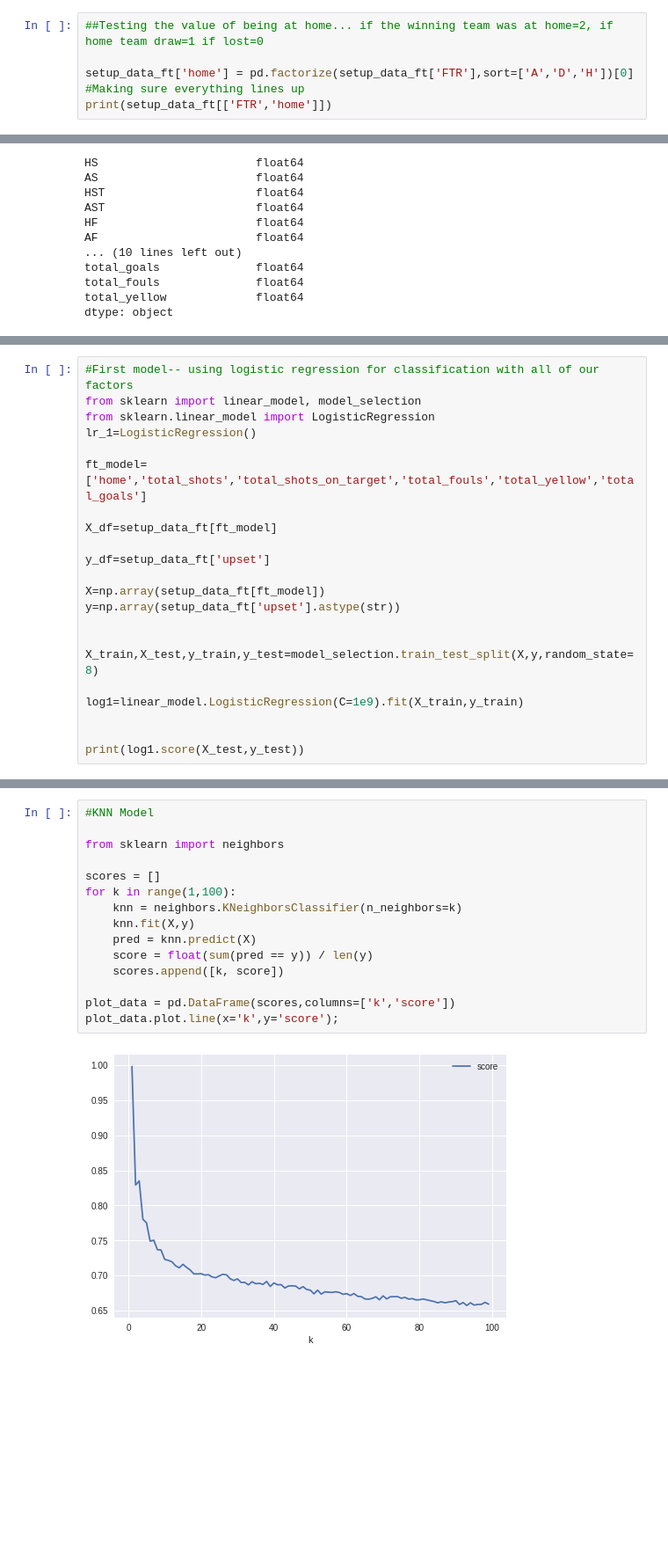
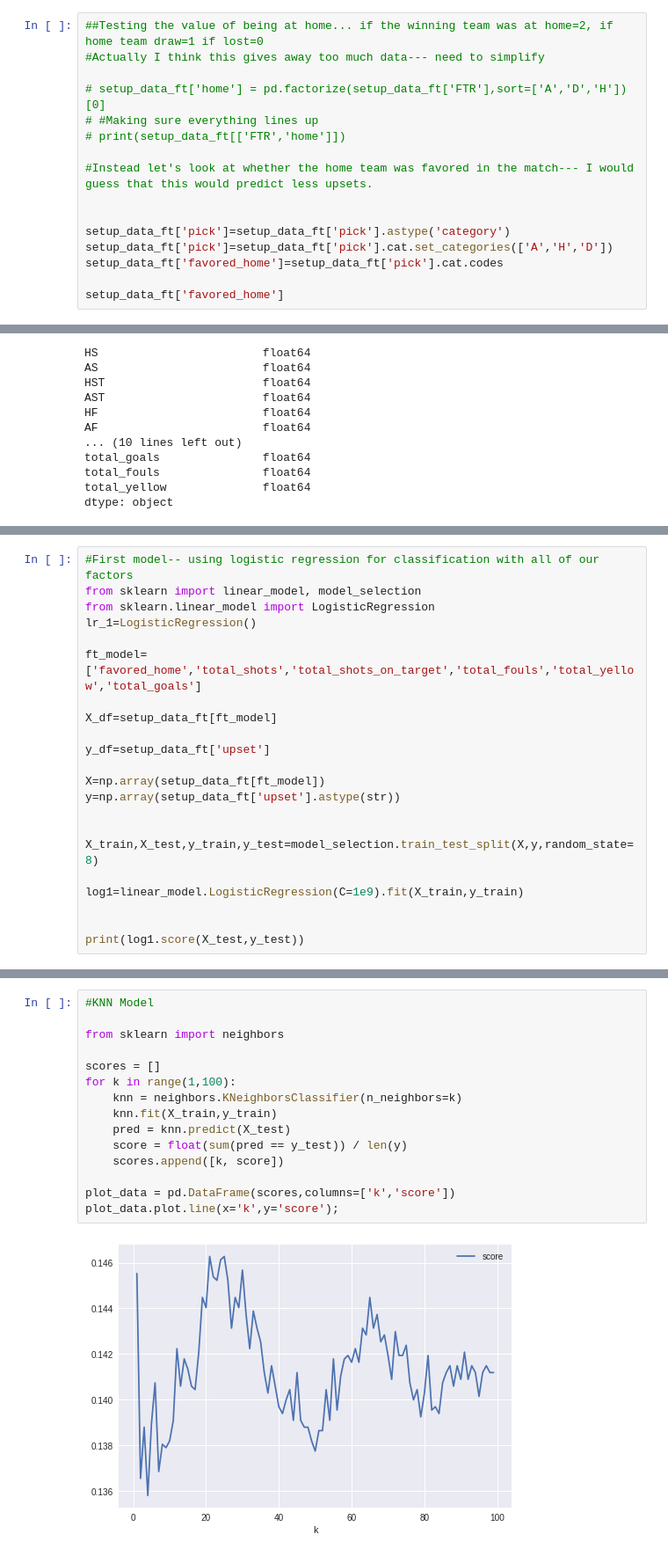
Before and after one commit to samgottuso/first_attempt_machine_learning_predicting_upsets, a Jupyter notebook: EPL_upsets_DeepLearning.ipynb, the cells around one changed output, grey strips where cells are left out. Shown at 88% size. Cells and saved outputs as stored; diff of their text form; blank space fills up the shorter version.

Commit message:
First couple stabs at deep learning models

```diff
--- a/EPL_upsets_DeepLearning.ipynb
+++ b/EPL_upsets_DeepLearning.ipynb
@@ -187,7 +218,17 @@ setup_data_ft['upset']=setup_data_ft.apply(upset_pick,axis=1)
 # %%
 ##Testing the value of being at home... if the winning team was at home=2, if home team draw=1 if lost=0
+#Actually I think this gives away too much data--- need to simplify
 
-setup_data_ft['home'] = pd.factorize(setup_data_ft['FTR'],sort=['A','D','H'])[0]
-#Making sure everything lines up
-print(setup_data_ft[['FTR','home']])
+# setup_data_ft['home'] = pd.factorize(setup_data_ft['FTR'],sort=['A','D','H'])[0]
+# #Making sure everything lines up
+# print(setup_data_ft[['FTR','home']])
+
+#Instead let's look at whether the home team was favored in the match--- I would guess that this would predict less upsets.
+
+
+setup_data_ft['pick']=setup_data_ft['pick'].astype('category')
+setup_data_ft['pick']=setup_data_ft['pick'].cat.set_categories(['A','H','D'])
+setup_data_ft['favored_home']=setup_data_ft['pick'].cat.codes
+
+setup_data_ft['favored_home']
 # %% [output]
@@ -318,7 +373,7 @@ from sklearn import linear_model, model_selection
 from sklearn.linear_model import LogisticRegression
 lr_1=LogisticRegression()
 
-ft_model=['home','total_shots','total_shots_on_target','total_fouls','total_yellow','total_goals']
+ft_model=['favored_home','total_shots','total_shots_on_target','total_fouls','total_yellow','total_goals']
 
 X_df=setup_data_ft[ft_model]
 
@@ -398,17 +453,17 @@ plt.show()
 # %%
 #KNN Model
 
 from sklearn import neighbors
 
 scores = []
 for k in range(1,100):
     knn = neighbors.KNeighborsClassifier(n_neighbors=k)
-    knn.fit(X,y)
-    pred = knn.predict(X)
-    score = float(sum(pred == y)) / len(y)
+    knn.fit(X_train,y_train)
+    pred = knn.predict(X_test)
+    score = float(sum(pred == y_test)) / len(y)
     scores.append([k, score])
 
 plot_data = pd.DataFrame(scores,columns=['k','score'])
 plot_data.plot.line(x='k',y='score');
 # %% [output]
-[figure, old version]
+[figure, new version]
```
Also changed, not shown: parts of 19 cells of this notebook.
